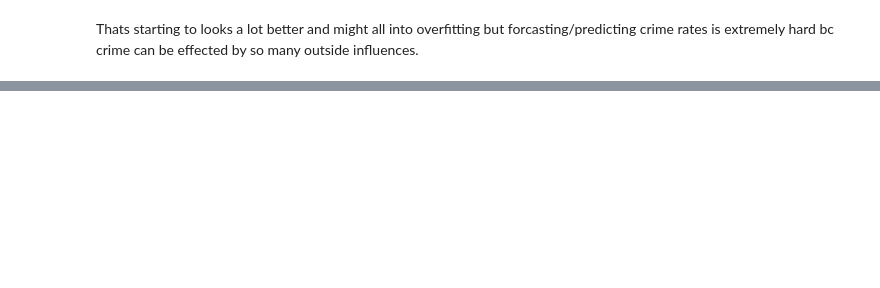
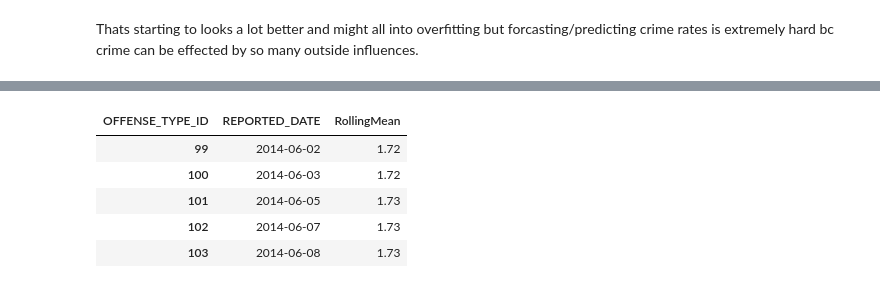
Before and after one commit to jmurray305/Data_Science_Practicum_I, a Jupyter notebook: LR.ipynb, the cells around one changed output, grey strips where cells are left out. Cells and saved outputs as stored; diff of their text form; code cells hidden in the pictures; blank space fills up the shorter version.

```diff
--- a/LR.ipynb
+++ b/LR.ipynb
@@ -460,0 +484,11 @@ Thats starting to looks a lot better and might all into overfitting but forcasti
+# %%
+new_data = s.iloc[99:]
+new_data = new_data[['REPORTED_DATE','RollingMean']]
+new_data.head()
+# %% [output]
+| OFFENSE_TYPE_ID | REPORTED_DATE | RollingMean |
+| 99 | 2014-06-02 | 1.72 |
+| 100 | 2014-06-03 | 1.72 |
+| 101 | 2014-06-05 | 1.73 |
+| 102 | 2014-06-07 | 1.73 |
+| 103 | 2014-06-08 | 1.73 |
```
Also changed, not shown: parts of 21 cells of this notebook, 2 other files.
